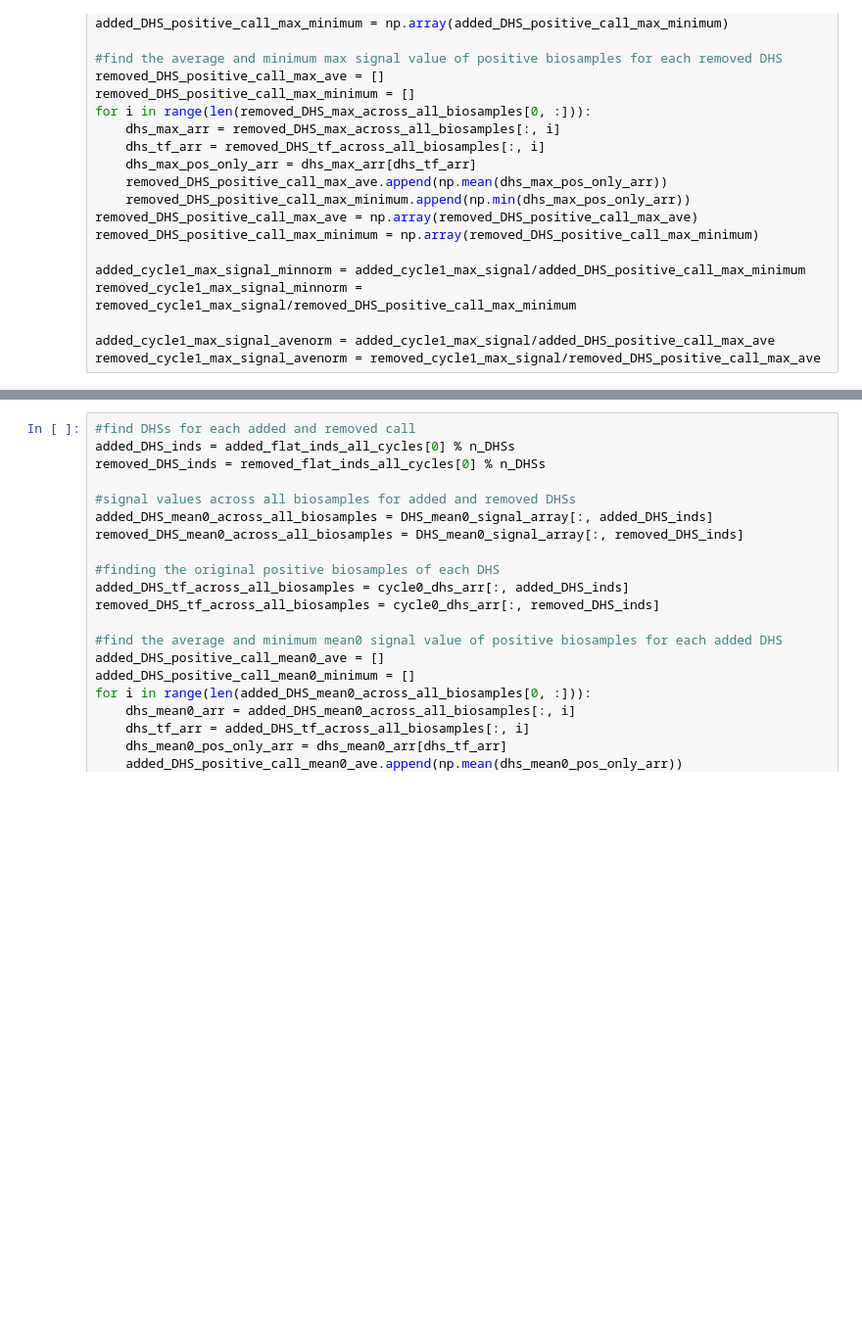
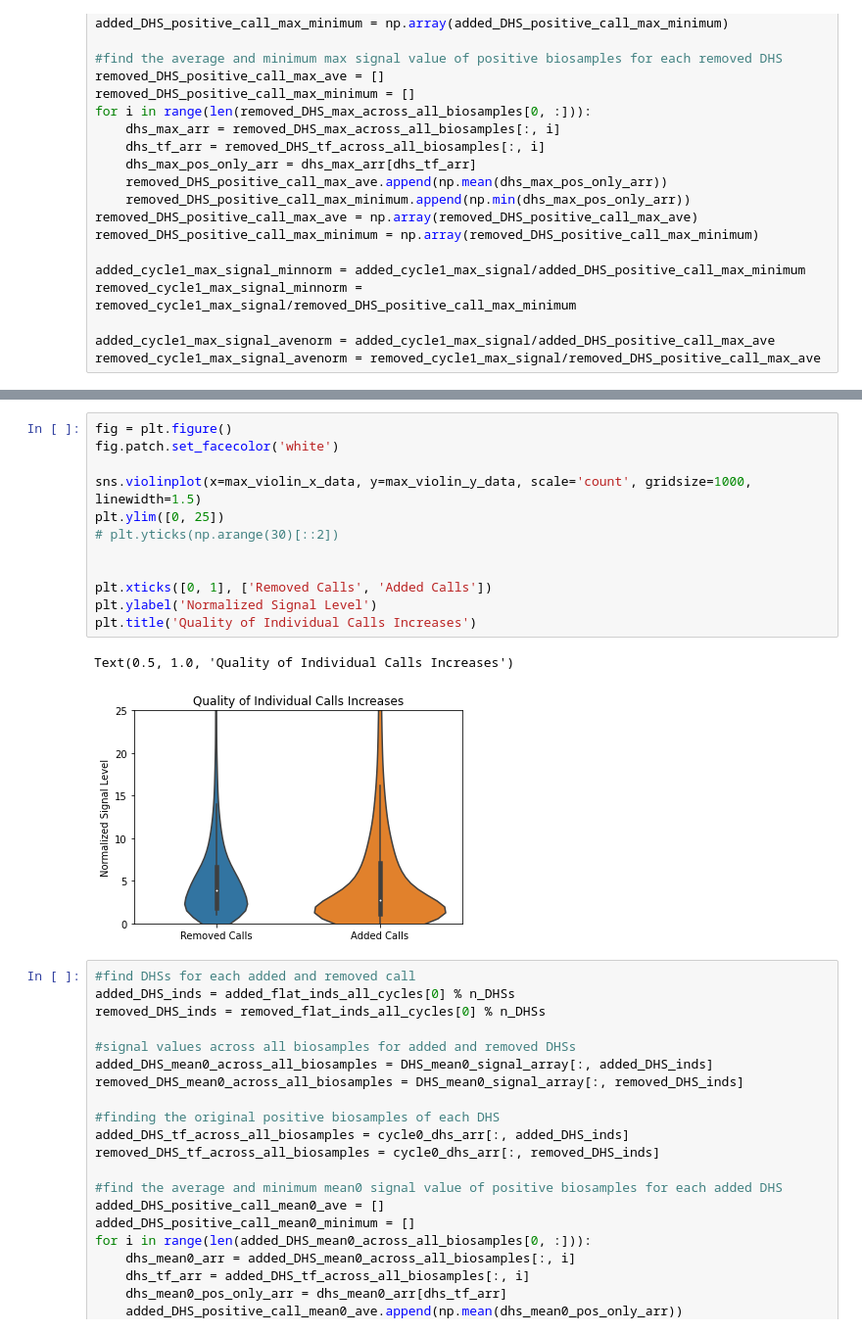
Before and after one commit to meuleman/gilbertAPI, a Jupyter notebook: recommendersystems/NMF/DHS/quality_of_NMF_recon_threshold_flip_01thresh_individual_calls.ipynb, the cells around one changed output, grey strips where cells are left out. Shown at 98% size. Cells and saved outputs as stored; diff of their text form; blank space fills up the shorter version.

```diff
--- a/recommendersystems/NMF/DHS/quality_of_NMF_recon_threshold_flip_01thresh_individual_calls.ipynb
+++ b/recommendersystems/NMF/DHS/quality_of_NMF_recon_threshold_flip_01thresh_individual_calls.ipynb
@@ -449,3 +255,18 @@ Text(0.5, 1.0, 'Mean Signal of Added and Removed DHS Calls\nReconstruction Thres
+# %%
+fig = plt.figure()
+fig.patch.set_facecolor('white')
+
+sns.violinplot(x=max_violin_x_data, y=max_violin_y_data, scale='count', gridsize=1000, linewidth=1.5)
+plt.ylim([0, 25])
+# plt.yticks(np.arange(30)[::2])
+
+
+plt.xticks([0, 1], ['Removed Calls', 'Added Calls'])
+plt.ylabel('Normalized Signal Level')
+plt.title('Quality of Individual Calls Increases')
+# %% [output]
+Text(0.5, 1.0, 'Quality of Individual Calls Increases')
+[figure, added]
 # %%
 #find DHSs for each added and removed call
 added_DHS_inds = added_flat_inds_all_cycles[0] % n_DHSs
```
Also changed, not shown: parts of 37 cells of this notebook.
